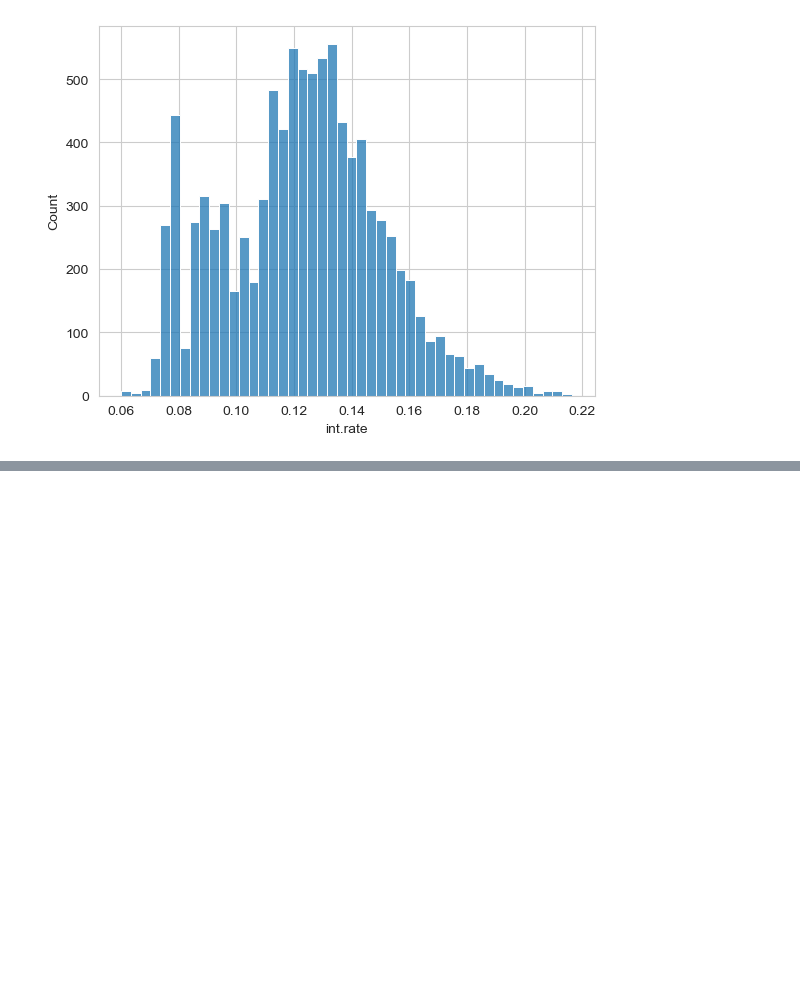
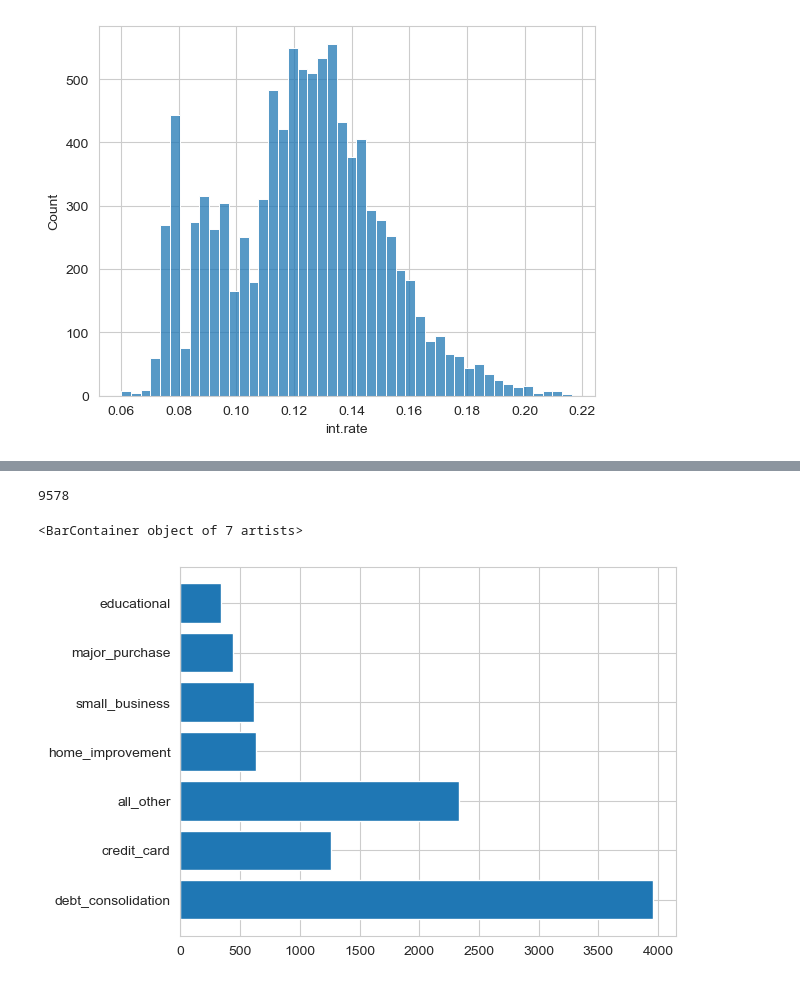
Before and after one commit to bpow139/loan-prediction-project, a Jupyter notebook: Drew/Drew_EDA_Loan.ipynb, the cells around one changed output, grey strips where cells are left out. Cells and saved outputs as stored; diff of their text form; code cells hidden in the pictures; blank space fills up the shorter version.

```diff
--- a/Drew/Drew_EDA_Loan.ipynb
+++ b/Drew/Drew_EDA_Loan.ipynb
@@ -49,0 +62,9 @@ AttributeError: Rectangle.set() got an unexpected keyword argument 'kind'
+# %%
+sum(dict_purpose.values())
+# %% [output]
+9578
+# %%
+plt.barh(names, values)
+# %% [output]
+<BarContainer object of 7 artists>
+[figure, added]
```
Also changed, not shown: parts of 4 cells of this notebook.
